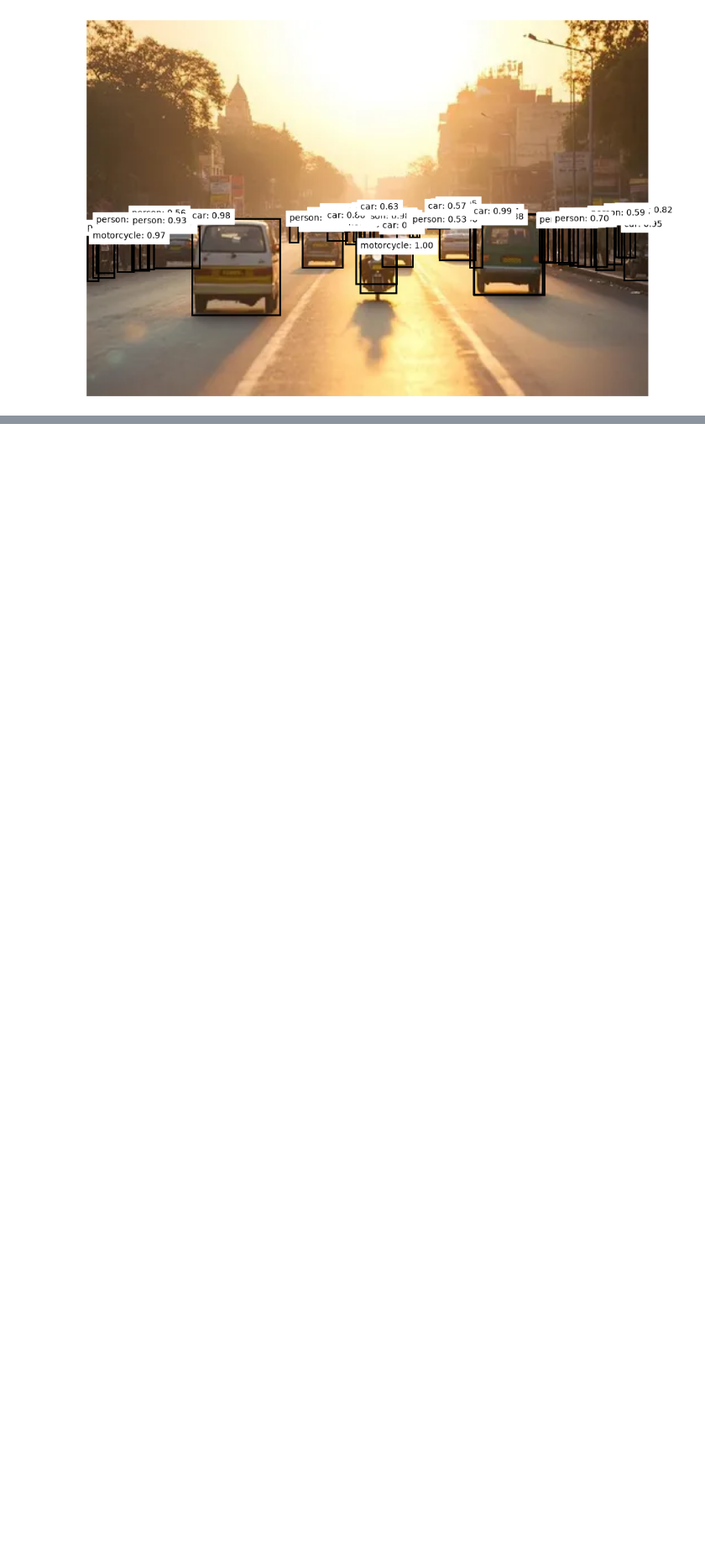
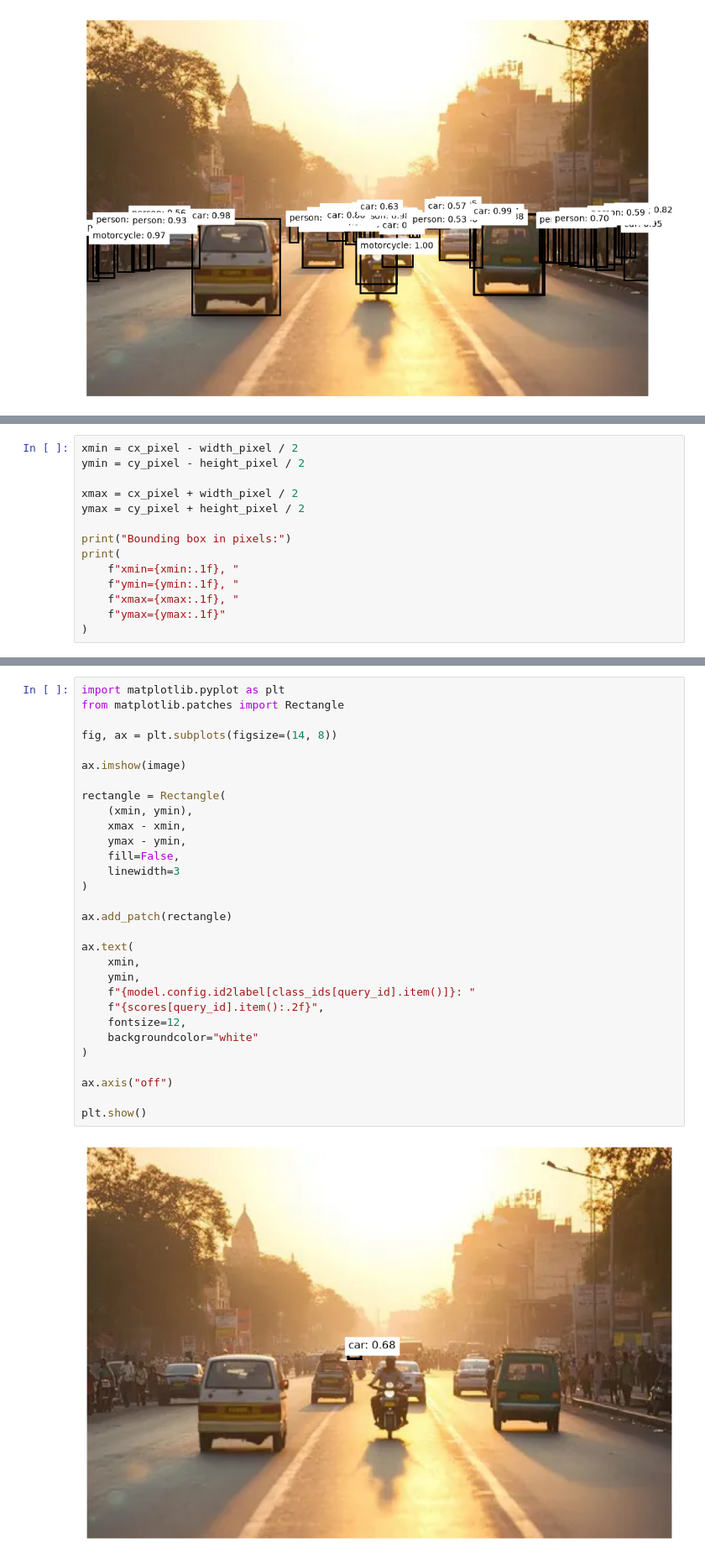
Before and after one commit to rushivyas-eng/mini-adas-vision, a Jupyter notebook: notebooks/03_manual_inference.ipynb, the cells around one changed output, grey strips where cells are left out. Shown at 84% size. Drawn from its saved outputs; the diff is of its cells as text; blank space fills up the shorter version.

```diff
--- a/notebooks/03_manual_inference.ipynb
+++ b/notebooks/03_manual_inference.ipynb
@@ -335,0 +598,14 @@ plt.show()
+# %%
+xmin = cx_pixel - width_pixel / 2
+ymin = cy_pixel - height_pixel / 2
+
+xmax = cx_pixel + width_pixel / 2
+ymax = cy_pixel + height_pixel / 2
+
+print("Bounding box in pixels:")
+print(
+    f"xmin={xmin:.1f}, "
+    f"ymin={ymin:.1f}, "
+    f"xmax={xmax:.1f}, "
+    f"ymax={ymax:.1f}"
+)
@@ -335,0 +615,32 @@ plt.show()
+# %%
+import matplotlib.pyplot as plt
+from matplotlib.patches import Rectangle
+
+fig, ax = plt.subplots(figsize=(14, 8))
+
+ax.imshow(image)
+
+rectangle = Rectangle(
+    (xmin, ymin),
+    xmax - xmin,
+    ymax - ymin,
+    fill=False,
+    linewidth=3
+)
+
+ax.add_patch(rectangle)
+
+ax.text(
+    xmin,
+    ymin,
+    f"{model.config.id2label[class_ids[query_id].item()]}: "
+    f"{scores[query_id].item():.2f}",
+    fontsize=12,
+    backgroundcolor="white"
+)
+
+ax.axis("off")
+
+plt.show()
+# %% [output]
+[figure, added]
```
Also changed, not shown: parts of 18 cells of this notebook, 4 other files.
